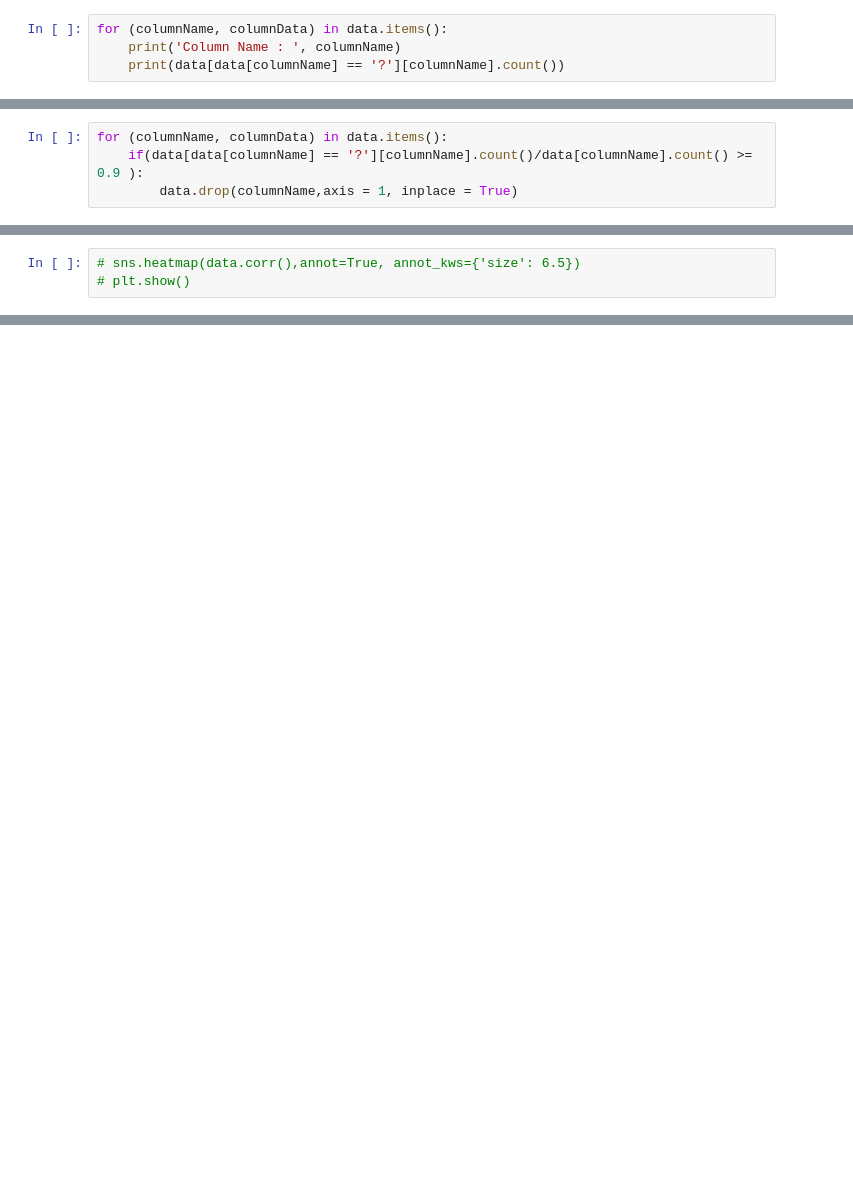
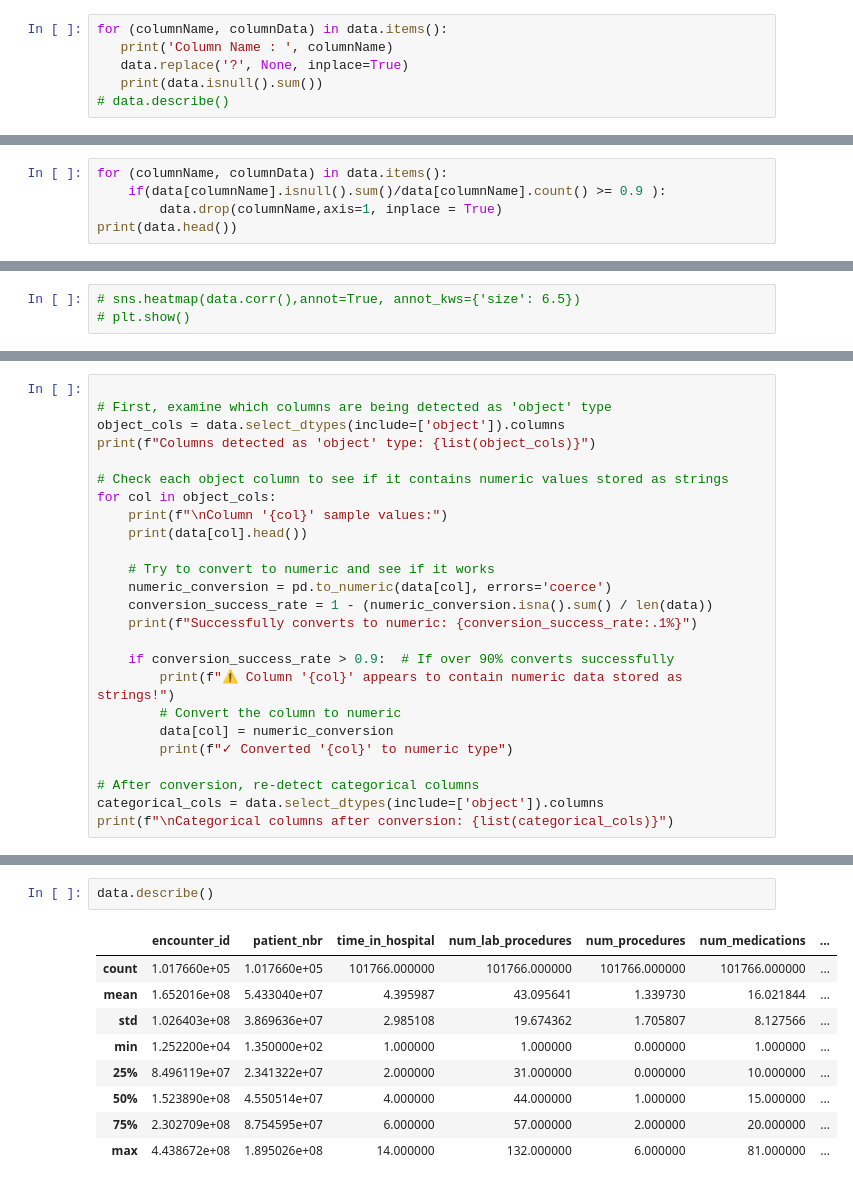
Before and after one commit to kevo-1/Hospital-Readmission-Prediction, a Jupyter notebook: NoteBooks/main.ipynb, the cells around one changed output, grey strips where cells are left out. Saved outputs shown, nothing was run; the diff lists cells and outputs as text; blank space fills up the shorter version.

```diff
--- a/NoteBooks/main.ipynb
+++ b/NoteBooks/main.ipynb
@@ -18,6 +42,8 @@ IDs = pd.read_csv(os.getenv("encodingFile"))
 # %%
 for (columnName, columnData) in data.items():
-    print('Column Name : ', columnName)
-    print(data[data[columnName] == '?'][columnName].count())
+   print('Column Name : ', columnName)
+   data.replace('?', None, inplace=True)
+   print(data.isnull().sum())
+# data.describe()
 # %% [output]
 Column Name :  encounter_id
@@ -40,4 +66,5 @@ Column Name :  readmitted
 # %%
 for (columnName, columnData) in data.items():
-    if(data[data[columnName] == '?'][columnName].count()/data[columnName].count() >= 0.9 ):
-        data.drop(columnName,axis = 1, inplace = True)
+    if(data[columnName].isnull().sum()/data[columnName].count() >= 0.9 ):
+        data.drop(columnName,axis=1, inplace = True)
+print(data.head())
@@ -233,0 +258,25 @@ KeyboardInterrupt:
+# %%
+
+# First, examine which columns are being detected as 'object' type
+object_cols = data.select_dtypes(include=['object']).columns
+print(f"Columns detected as 'object' type: {list(object_cols)}")
+
+# Check each object column to see if it contains numeric values stored as strings
+for col in object_cols:
+    print(f"\nColumn '{col}' sample values:")
+    print(data[col].head())
+
+    # Try to convert to numeric and see if it works
+    numeric_conversion = pd.to_numeric(data[col], errors='coerce')
+    conversion_success_rate = 1 - (numeric_conversion.isna().sum() / len(data))
+    print(f"Successfully converts to numeric: {conversion_success_rate:.1%}")
+
+    if conversion_success_rate > 0.9:  # If over 90% converts successfully
+        print(f"⚠️ Column '{col}' appears to contain numeric data stored as strings!")
+        # Convert the column to numeric
+        data[col] = numeric_conversion
+        print(f"✓ Converted '{col}' to numeric type")
+
+# After conversion, re-detect categorical columns
+categorical_cols = data.select_dtypes(include=['object']).columns
+print(f"\nCategorical columns after conversion: {list(categorical_cols)}")
@@ -233,0 +301,12 @@ KeyboardInterrupt:
+# %%
+data.describe()
+# %% [output]
+|  | encounter_id | patient_nbr | time_in_hospital | num_lab_procedures | num_procedures | num_medications | ... |
+| count | 1.017660e+05 | 1.017660e+05 | 101766.000000 | 101766.000000 | 101766.000000 | 101766.000000 | ... |
+| mean | 1.652016e+08 | 5.433040e+07 | 4.395987 | 43.095641 | 1.339730 | 16.021844 | ... |
+| std | 1.026403e+08 | 3.869636e+07 | 2.985108 | 19.674362 | 1.705807 | 8.127566 | ... |
+| min | 1.252200e+04 | 1.350000e+02 | 1.000000 | 1.000000 | 0.000000 | 1.000000 | ... |
+| 25% | 8.496119e+07 | 2.341322e+07 | 2.000000 | 31.000000 | 0.000000 | 10.000000 | ... |
+| 50% | 1.523890e+08 | 4.550514e+07 | 4.000000 | 44.000000 | 1.000000 | 15.000000 | ... |
+| 75% | 2.302709e+08 | 8.754595e+07 | 6.000000 | 57.000000 | 2.000000 | 20.000000 | ... |
+| max | 4.438672e+08 | 1.895026e+08 | 14.000000 | 132.000000 | 6.000000 | 81.000000 | ... |
```
Also changed, not shown: parts of 25 cells of this notebook, 1 other file.
